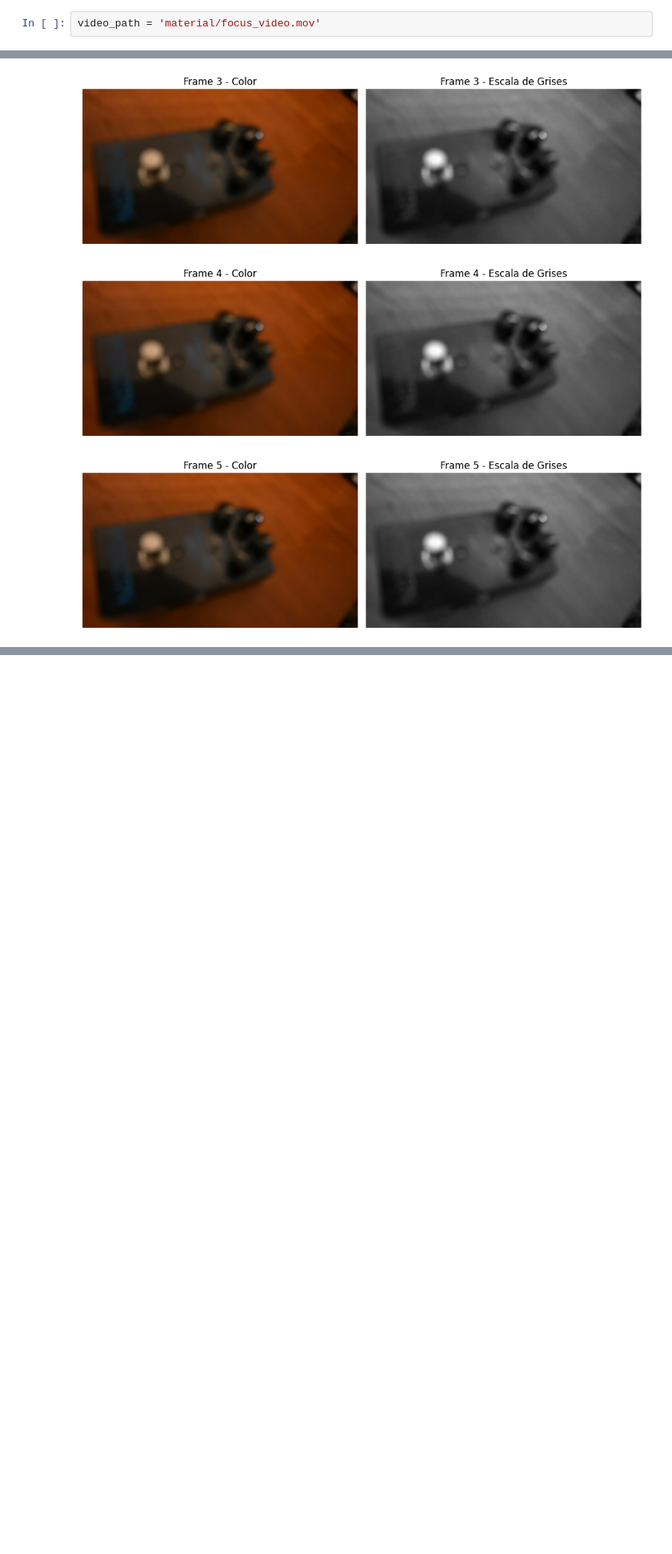
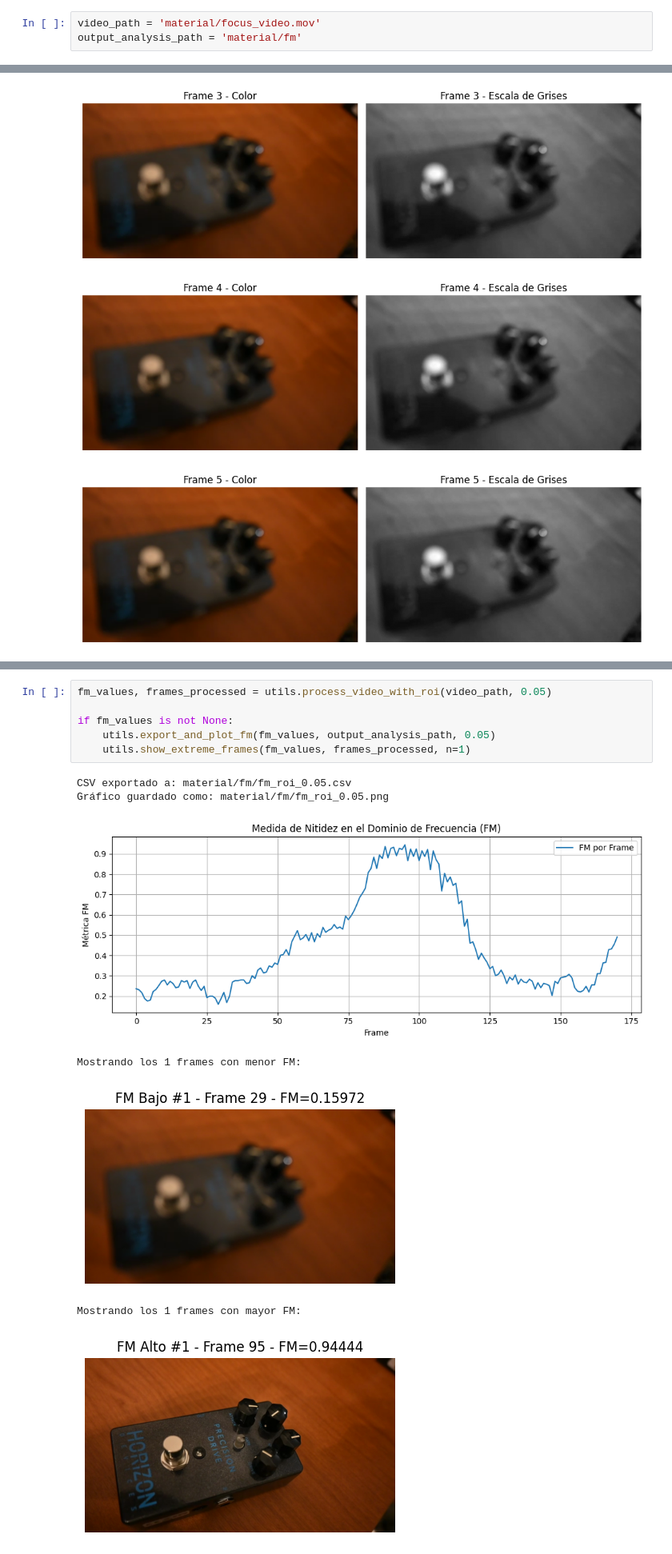
Before and after one commit to claudiobarril/vpc1_19co2025, a Jupyter notebook: tp2/parte_1.ipynb, the cells around one changed output, grey strips where cells are left out. Shown at 80% size. Drawn from its saved outputs; the diff is of its cells as text; blank space fills up the shorter version.

```diff
--- a/tp2/parte_1.ipynb
+++ b/tp2/parte_1.ipynb
@@ -4,6 +5,7 @@ import cv2 as cv
 import util as utils
 # %%
 video_path = 'material/focus_video.mov'
+output_analysis_path = 'material/fm'
 # %%
 utils.show_n_frames(video_path, 5)
 # %% [output]
@@ -63,3 +67,17 @@ Mostrando los 3 frames con mayor FM:
 [figure]
 [figure]
 [figure]
+# %%
+fm_values, frames_processed = utils.process_video_with_roi(video_path, 0.05)
+
+if fm_values is not None:
+    utils.export_and_plot_fm(fm_values, output_analysis_path, 0.05)
+    utils.show_extreme_frames(fm_values, frames_processed, n=1)
+# %% [output]
+CSV exportado a: material/fm/fm_roi_0.05.csv
+Gráfico guardado como: material/fm/fm_roi_0.05.png
+[figure, added]
+Mostrando los 1 frames con menor FM:
+[figure, added]
+Mostrando los 1 frames con mayor FM:
+[figure, added]
```
Also changed, not shown: parts of 5 cells of this notebook, 7 other files.
